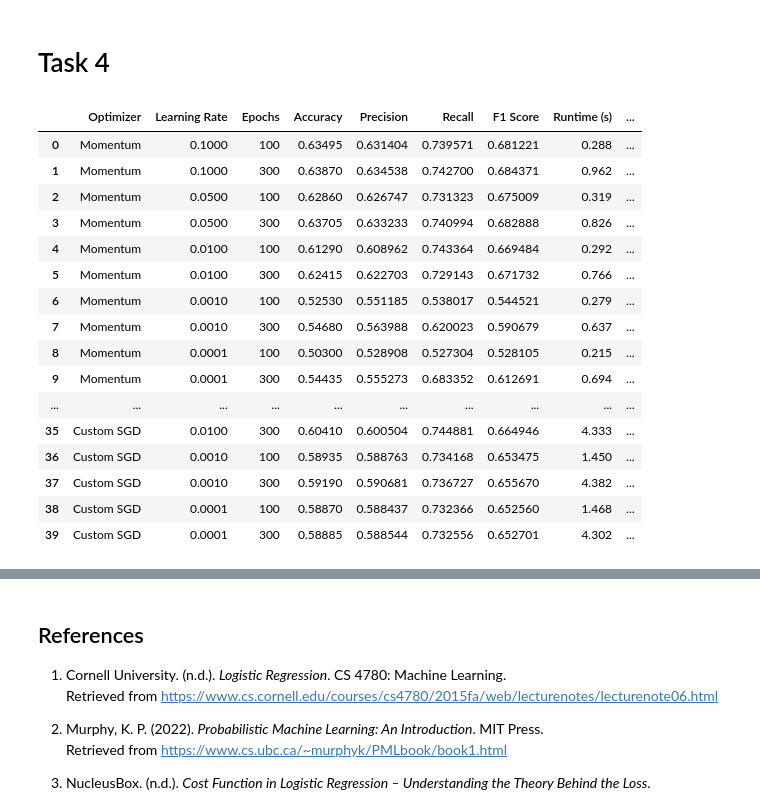
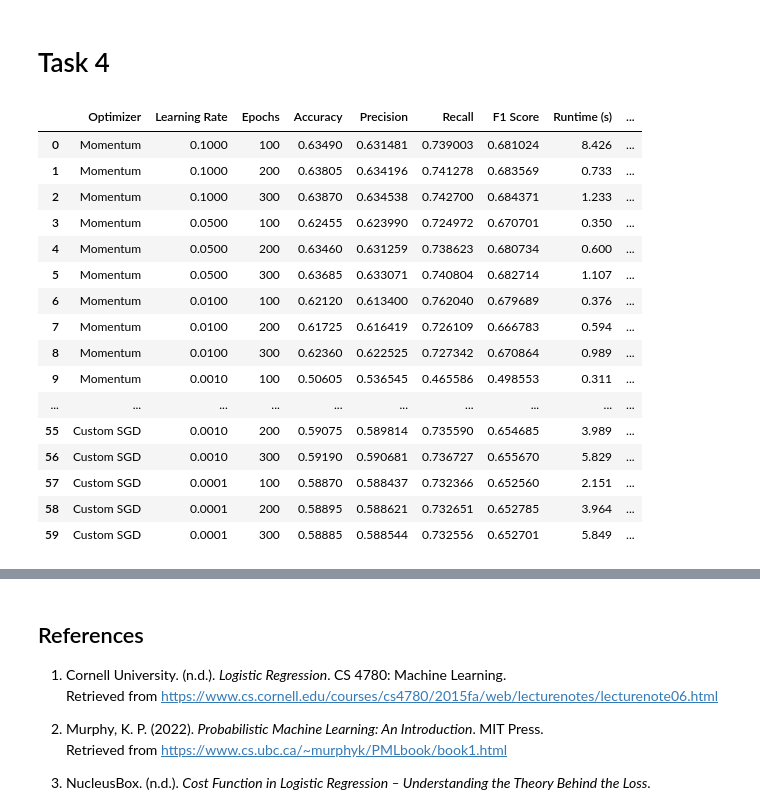
Before and after one commit to Kyle-J13/proj-ai-ml, a Jupyter notebook: hw/hw01/hw01.ipynb, the cells around one changed output, grey strips where cells are left out. Saved outputs shown, nothing was run; the diff lists cells and outputs as text; code cells hidden in the pictures.

Commit message:
Improved wording of some markdown sections, Added 200 epoch test for optimizer test

```diff
--- a/hw/hw01/hw01.ipynb
+++ b/hw/hw01/hw01.ipynb
@@ -518,7 +519,7 @@ def evaluate_model(model, X_eval, y_eval):
 # Create function to train using a selected optimizer and hyperparameters (see source [21])
 def train_model(optimizer_type, learning_rate, input_dim, epochs):
     model = LogisticRegressionTorch(input_dim)
-    criterion = nn.BCELoss()  # Use Binary cross entropy loss for binary classification
+    criterion = nn.BCELoss()  # Use Binary cross entropy loss for binary classification since this is what was spoken about most in class
 
     # Choose optimizer based on input string
     if optimizer_type == 'Momentum':
@@ -544,7 +545,7 @@ def train_model(optimizer_type, learning_rate, input_dim, epochs):
 # Run tuning for multiple learning rates and epochs
 optimizers = ['Momentum', 'RMSProp', 'Adam']
 learning_rates = [0.1, 0.05, 0.01, 0.001, 0.0001]
-epoch_options = [100, 300]
+epoch_options = [100, 200, 300]
 results = []
 
 # Loop through each optimizer configuration and track metrics and resource usage
@@ -597,50 +598,50 @@ for lr in learning_rates:
         y_pred_task3 = task3_model.predict(X_test_np)
 
         # Evaluate predictions
         acc = accuracy_score(y_test_np, y_pred_task3)
         prec = precision_score(y_test_np, y_pred_task3)
         rec = recall_score(y_test_np, y_pred_task3)
         f1 = f1_score(y_test_np, y_pred_task3)
 
         # Stop memory and time tracking
         current, peak = tracemalloc.get_traced_memory()
         tracemalloc.stop()
         runtime = time.time() - start_time
 
         # Store results for this configuration
         results.append({
             'Optimizer': 'Custom SGD',
             'Learning Rate': lr,
             'Epochs': epoch_count,
             'Accuracy': acc,
             'Precision': prec,
             'Recall': rec,
             'F1 Score': f1,
             'Runtime (s)': round(runtime, 3),
             'Peak Memory (MB)': round(peak / 1_000_000, 3)
         })
 
-# Display results as a pandas DataFrame
+# Display results as a DataFrame
 results_df = pd.DataFrame(results)
 results_df
 # %% [output]
 |  | Optimizer | Learning Rate | Epochs | Accuracy | Precision | Recall | F1 Score | Runtime (s) | ... |
-| 0 | Momentum | 0.1000 | 100 | 0.63495 | 0.631404 | 0.739571 | 0.681221 | 0.288 | ... |
-| 1 | Momentum | 0.1000 | 300 | 0.63870 | 0.634538 | 0.742700 | 0.684371 | 0.962 | ... |
-| 2 | Momentum | 0.0500 | 100 | 0.62860 | 0.626747 | 0.731323 | 0.675009 | 0.319 | ... |
-| 3 | Momentum | 0.0500 | 300 | 0.63705 | 0.633233 | 0.740994 | 0.682888 | 0.826 | ... |
-| 4 | Momentum | 0.0100 | 100 | 0.61290 | 0.608962 | 0.743364 | 0.669484 | 0.292 | ... |
-| 5 | Momentum | 0.0100 | 300 | 0.62415 | 0.622703 | 0.729143 | 0.671732 | 0.766 | ... |
-| 6 | Momentum | 0.0010 | 100 | 0.52530 | 0.551185 | 0.538017 | 0.544521 | 0.279 | ... |
-| 7 | Momentum | 0.0010 | 300 | 0.54680 | 0.563988 | 0.620023 | 0.590679 | 0.637 | ... |
-| 8 | Momentum | 0.0001 | 100 | 0.50300 | 0.528908 | 0.527304 | 0.528105 | 0.215 | ... |
-| 9 | Momentum | 0.0001 | 300 | 0.54435 | 0.555273 | 0.683352 | 0.612691 | 0.694 | ... |
+| 0 | Momentum | 0.1000 | 100 | 0.63490 | 0.631481 | 0.739003 | 0.681024 | 8.426 | ... |
+| 1 | Momentum | 0.1000 | 200 | 0.63805 | 0.634196 | 0.741278 | 0.683569 | 0.733 | ... |
+| 2 | Momentum | 0.1000 | 300 | 0.63870 | 0.634538 | 0.742700 | 0.684371 | 1.233 | ... |
+| 3 | Momentum | 0.0500 | 100 | 0.62455 | 0.623990 | 0.724972 | 0.670701 | 0.350 | ... |
+| 4 | Momentum | 0.0500 | 200 | 0.63460 | 0.631259 | 0.738623 | 0.680734 | 0.600 | ... |
+| 5 | Momentum | 0.0500 | 300 | 0.63685 | 0.633071 | 0.740804 | 0.682714 | 1.107 | ... |
+| 6 | Momentum | 0.0100 | 100 | 0.62120 | 0.613400 | 0.762040 | 0.679689 | 0.376 | ... |
+| 7 | Momentum | 0.0100 | 200 | 0.61725 | 0.616419 | 0.726109 | 0.666783 | 0.594 | ... |
+| 8 | Momentum | 0.0100 | 300 | 0.62360 | 0.622525 | 0.727342 | 0.670864 | 0.989 | ... |
+| 9 | Momentum | 0.0010 | 100 | 0.50605 | 0.536545 | 0.465586 | 0.498553 | 0.311 | ... |
 | ... | ... | ... | ... | ... | ... | ... | ... | ... | ... |
-| 35 | Custom SGD | 0.0100 | 300 | 0.60410 | 0.600504 | 0.744881 | 0.664946 | 4.333 | ... |
-| 36 | Custom SGD | 0.0010 | 100 | 0.58935 | 0.588763 | 0.734168 | 0.653475 | 1.450 | ... |
-| 37 | Custom SGD | 0.0010 | 300 | 0.59190 | 0.590681 | 0.736727 | 0.655670 | 4.382 | ... |
-| 38 | Custom SGD | 0.0001 | 100 | 0.58870 | 0.588437 | 0.732366 | 0.652560 | 1.468 | ... |
-| 39 | Custom SGD | 0.0001 | 300 | 0.58885 | 0.588544 | 0.732556 | 0.652701 | 4.302 | ... |
+| 55 | Custom SGD | 0.0010 | 200 | 0.59075 | 0.589814 | 0.735590 | 0.654685 | 3.989 | ... |
+| 56 | Custom SGD | 0.0010 | 300 | 0.59190 | 0.590681 | 0.736727 | 0.655670 | 5.829 | ... |
+| 57 | Custom SGD | 0.0001 | 100 | 0.58870 | 0.588437 | 0.732366 | 0.652560 | 2.151 | ... |
+| 58 | Custom SGD | 0.0001 | 200 | 0.58895 | 0.588621 | 0.732651 | 0.652785 | 3.964 | ... |
+| 59 | Custom SGD | 0.0001 | 300 | 0.58885 | 0.588544 | 0.732556 | 0.652701 | 5.849 | ... |
 # %% [markdown]
 ### Practical Trade Offs Between Optimization Algorithms
 
```
Also changed, not shown: parts of 6 cells of this notebook.
